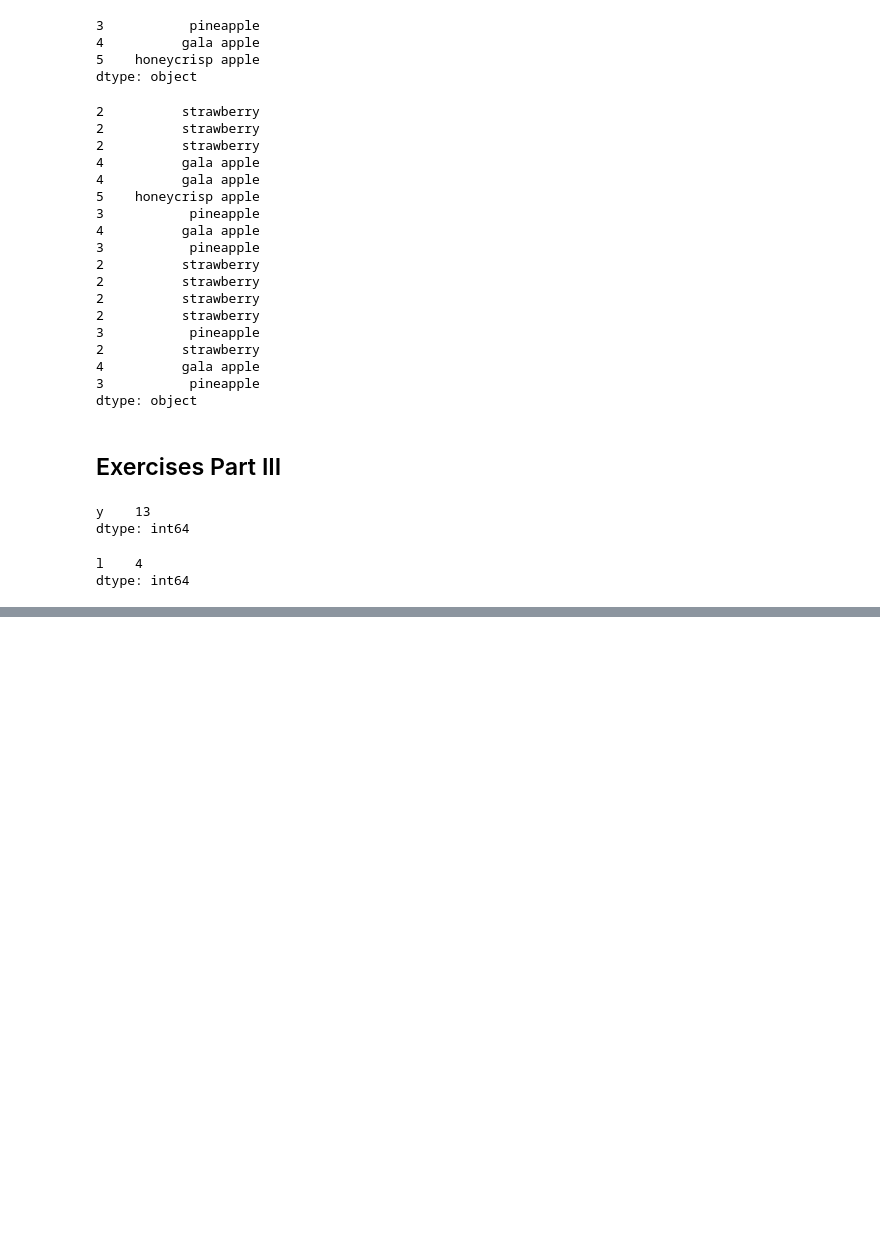
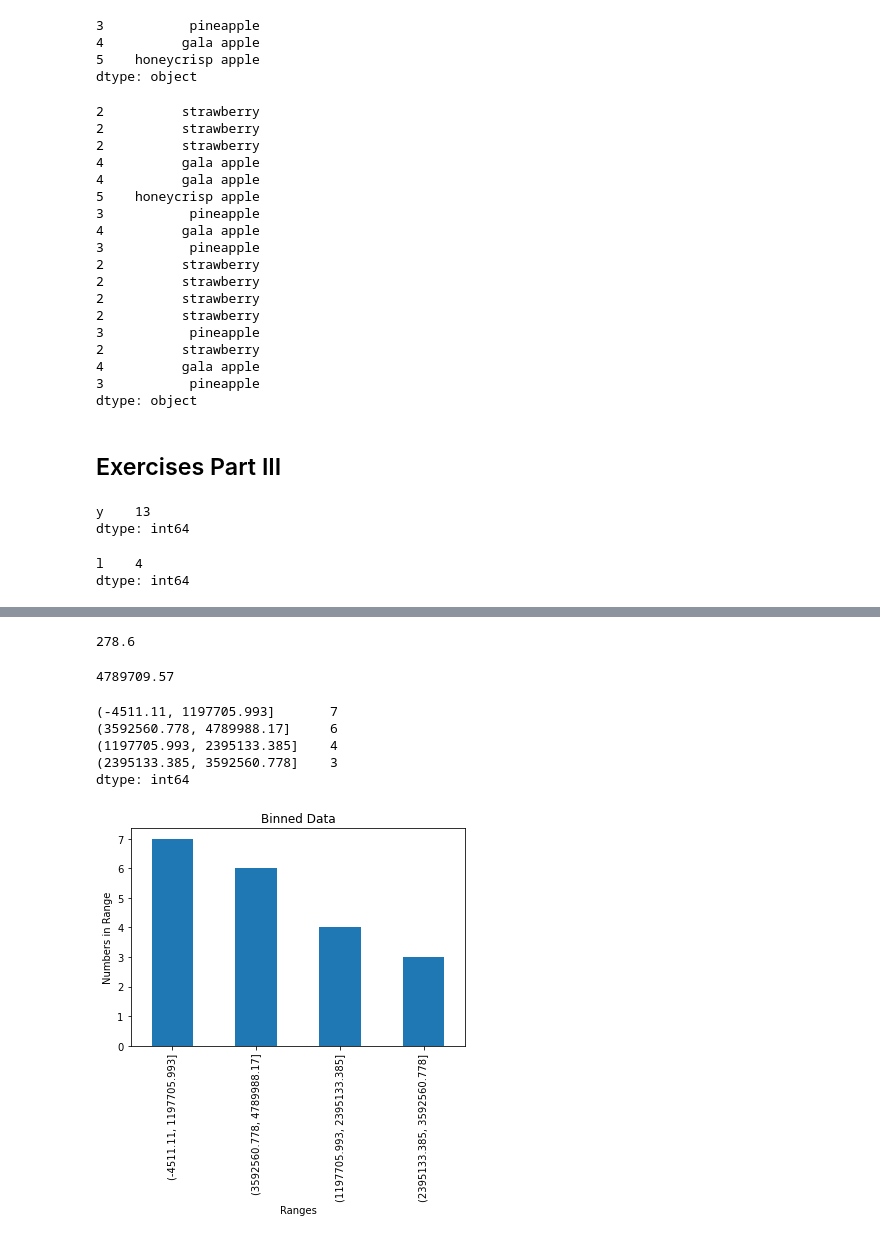
Before and after one commit to Daniel-Northcutt/numpy-pandas-visualization-exercises, a Jupyter notebook: pandas_series.ipynb, the cells around one changed output, grey strips where cells are left out. Drawn from its saved outputs; the diff is of its cells as text; code cells hidden in the pictures; blank space fills up the shorter version.

```diff
--- a/pandas_series.ipynb
+++ b/pandas_series.ipynb
@@ -290,8 +328,30 @@ dtype: int64
 # %%
 #5 Run the code to discover the minimum value from the Series.
+
+numbers.sort_values().min()
+# %% [output]
+278.6
 # %%
 #6 What is the range of the values in the Series?
+
+numbers.max() - numbers.min()
+# %% [output]
+4789709.57
 # %%
 #7 Bin the data into 4 equally sized intervals or bins and output how many values fall into each bin.
+pd.cut(numbers, bins=4).value_counts()
+# %% [output]
+(-4511.11, 1197705.993]       7
+(3592560.778, 4789988.17]     6
+(1197705.993, 2395133.385]    4
+(2395133.385, 3592560.778]    3
+dtype: int64
+# %%
+pd.cut(numbers, bins=4).value_counts().plot.bar(title = 'Binned Data')
+plt.xlabel('Ranges')
+plt.ylabel('Numbers in Range')
+plt.show()
+# %% [output]
+[figure, added]
 # %%
 #8 Plot the binned data in a meaningful way. Be sure to include a title and axis labels.
```
Also changed, not shown: parts of 24 cells of this notebook.
